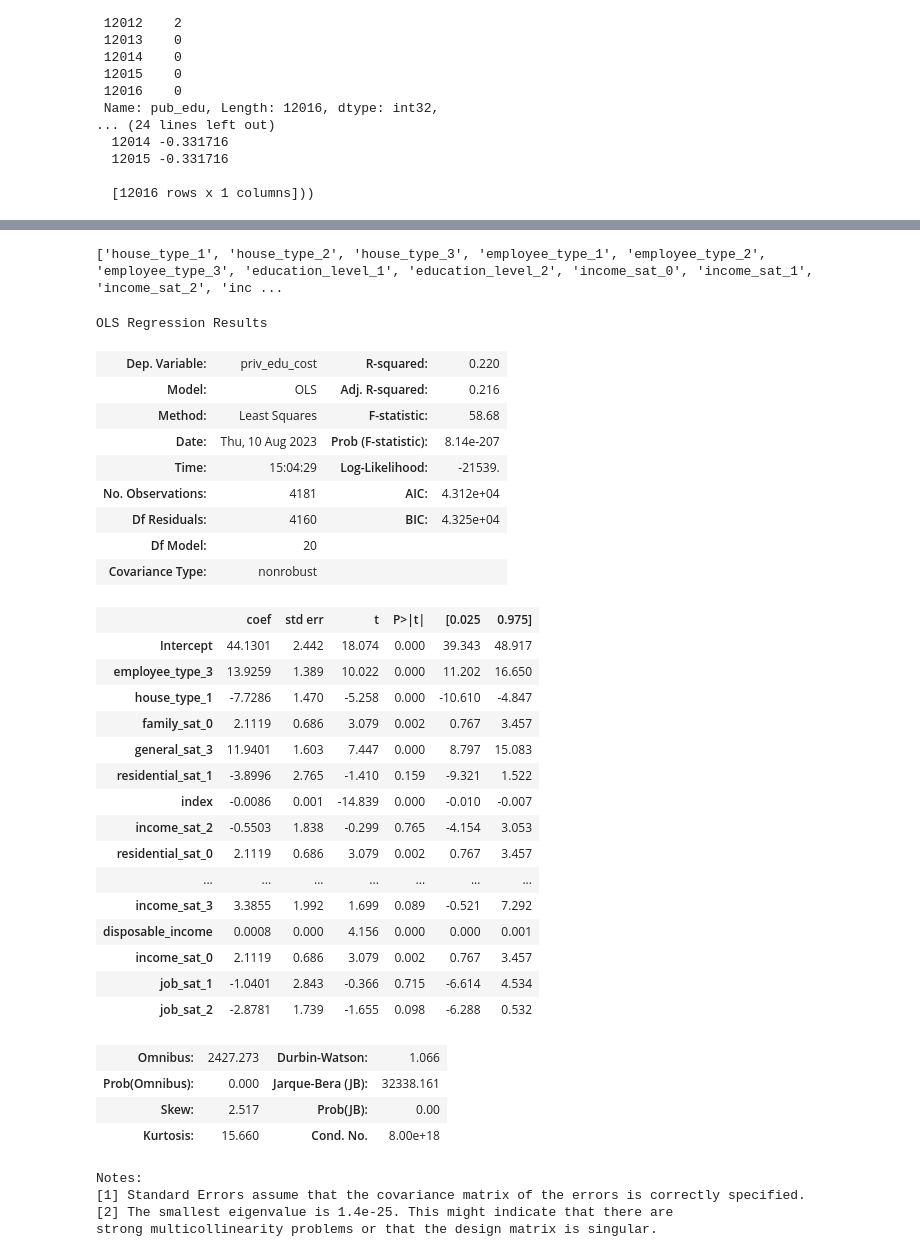
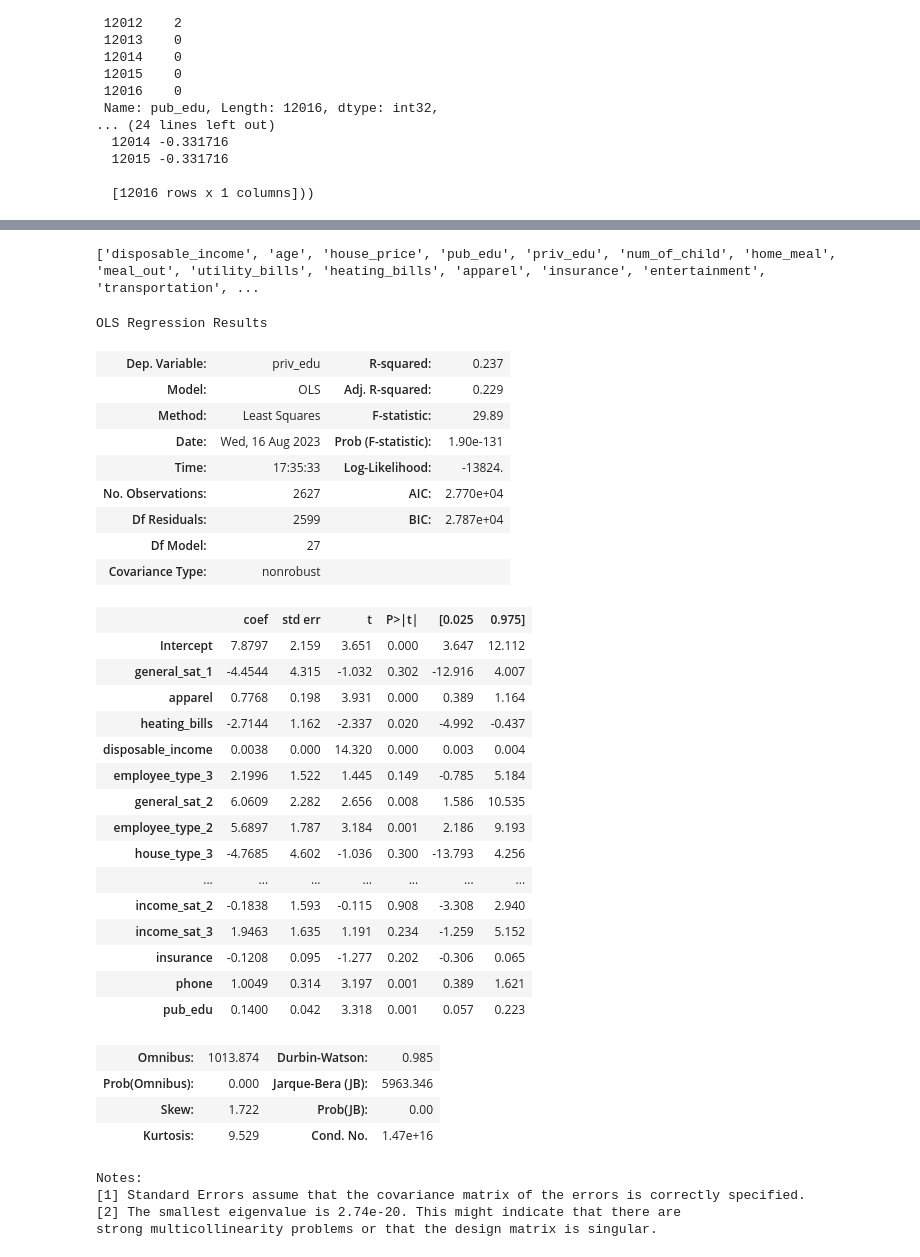
Before and after one commit to yooninsu/Project, a Jupyter notebook: Welfare/project_welfare.ipynb, the cells around one changed output, grey strips where cells are left out. Saved outputs shown, nothing was run; the diff lists cells and outputs as text; code cells hidden in the pictures.

```diff
--- a/Welfare/project_welfare.ipynb
+++ b/Welfare/project_welfare.ipynb
@@ -666,3 +739,6 @@ x,scailing(a,'priv_edu')
   12015 -0.331716
 
   [12016 rows x 1 columns]))
+# %%
+final_df = concat([edf, cat_df],axis = 1).dropna()
+final_df
@@ -671,5 +761,5 @@ from sklearn.decomposition import PCA
 # 주성분 분석 결과를 DataFrame으로 확인할 수 있는 기능을 제공하는 패키지
 from pca import pca
 # %%
-X= final_df.drop('priv_edu_cost',axis=1)
-y= final_df['priv_edu_cost']
+X= final_df.drop('priv_edu',axis=1)
+y= final_df['priv_edu']
@@ -715,40 +861,40 @@ feature
 # %%
-ols = my_ols(final_df, 'priv_edu_cost', feature)
+ols = my_ols(final_df, 'priv_edu', feature)
 ols.summary
 # %% [output]
-['house_type_1', 'house_type_2', 'house_type_3', 'employee_type_1', 'employee_type_2', 'employee_type_3', 'education_level_1', 'education_level_2', 'income_sat_0', 'income_sat_1', 'income_sat_2', 'inc ...
+['disposable_income', 'age', 'house_price', 'pub_edu', 'priv_edu', 'num_of_child', 'home_meal', 'meal_out', 'utility_bills', 'heating_bills', 'apparel', 'insurance', 'entertainment', 'transportation', ...
 OLS Regression Results
-| Dep. Variable: | priv_edu_cost | R-squared: | 0.220 |
-| Model: | OLS | Adj. R-squared: | 0.216 |
-| Method: | Least Squares | F-statistic: | 58.68 |
-| Date: | Thu, 10 Aug 2023 | Prob (F-statistic): | 8.14e-207 |
-| Time: | 15:04:29 | Log-Likelihood: | -21539. |
-| No. Observations: | 4181 | AIC: | 4.312e+04 |
-| Df Residuals: | 4160 | BIC: | 4.325e+04 |
-| Df Model: | 20 |  |  |
+| Dep. Variable: | priv_edu | R-squared: | 0.237 |
+| Model: | OLS | Adj. R-squared: | 0.229 |
+| Method: | Least Squares | F-statistic: | 29.89 |
+| Date: | Wed, 16 Aug 2023 | Prob (F-statistic): | 1.90e-131 |
+| Time: | 17:35:33 | Log-Likelihood: | -13824. |
+| No. Observations: | 2627 | AIC: | 2.770e+04 |
+| Df Residuals: | 2599 | BIC: | 2.787e+04 |
+| Df Model: | 27 |  |  |
 | Covariance Type: | nonrobust |  |  |
 |  | coef | std err | t | P>|t| | [0.025 | 0.975] |
-| Intercept | 44.1301 | 2.442 | 18.074 | 0.000 | 39.343 | 48.917 |
-| employee_type_3 | 13.9259 | 1.389 | 10.022 | 0.000 | 11.202 | 16.650 |
-| house_type_1 | -7.7286 | 1.470 | -5.258 | 0.000 | -10.610 | -4.847 |
-| family_sat_0 | 2.1119 | 0.686 | 3.079 | 0.002 | 0.767 | 3.457 |
-| general_sat_3 | 11.9401 | 1.603 | 7.447 | 0.000 | 8.797 | 15.083 |
-| residential_sat_1 | -3.8996 | 2.765 | -1.410 | 0.159 | -9.321 | 1.522 |
-| index | -0.0086 | 0.001 | -14.839 | 0.000 | -0.010 | -0.007 |
-| income_sat_2 | -0.5503 | 1.838 | -0.299 | 0.765 | -4.154 | 3.053 |
-| residential_sat_0 | 2.1119 | 0.686 | 3.079 | 0.002 | 0.767 | 3.457 |
+| Intercept | 7.8797 | 2.159 | 3.651 | 0.000 | 3.647 | 12.112 |
+| general_sat_1 | -4.4544 | 4.315 | -1.032 | 0.302 | -12.916 | 4.007 |
+| apparel | 0.7768 | 0.198 | 3.931 | 0.000 | 0.389 | 1.164 |
+| heating_bills | -2.7144 | 1.162 | -2.337 | 0.020 | -4.992 | -0.437 |
+| disposable_income | 0.0038 | 0.000 | 14.320 | 0.000 | 0.003 | 0.004 |
+| employee_type_3 | 2.1996 | 1.522 | 1.445 | 0.149 | -0.785 | 5.184 |
+| general_sat_2 | 6.0609 | 2.282 | 2.656 | 0.008 | 1.586 | 10.535 |
+| employee_type_2 | 5.6897 | 1.787 | 3.184 | 0.001 | 2.186 | 9.193 |
+| house_type_3 | -4.7685 | 4.602 | -1.036 | 0.300 | -13.793 | 4.256 |
 | ... | ... | ... | ... | ... | ... | ... |
-| income_sat_3 | 3.3855 | 1.992 | 1.699 | 0.089 | -0.521 | 7.292 |
-| disposable_income | 0.0008 | 0.000 | 4.156 | 0.000 | 0.000 | 0.001 |
-| income_sat_0 | 2.1119 | 0.686 | 3.079 | 0.002 | 0.767 | 3.457 |
-| job_sat_1 | -1.0401 | 2.843 | -0.366 | 0.715 | -6.614 | 4.534 |
-| job_sat_2 | -2.8781 | 1.739 | -1.655 | 0.098 | -6.288 | 0.532 |
+| income_sat_2 | -0.1838 | 1.593 | -0.115 | 0.908 | -3.308 | 2.940 |
+| income_sat_3 | 1.9463 | 1.635 | 1.191 | 0.234 | -1.259 | 5.152 |
+| insurance | -0.1208 | 0.095 | -1.277 | 0.202 | -0.306 | 0.065 |
+| phone | 1.0049 | 0.314 | 3.197 | 0.001 | 0.389 | 1.621 |
+| pub_edu | 0.1400 | 0.042 | 3.318 | 0.001 | 0.057 | 0.223 |
-| Omnibus: | 2427.273 | Durbin-Watson: | 1.066 |
-| Prob(Omnibus): | 0.000 | Jarque-Bera (JB): | 32338.161 |
-| Skew: | 2.517 | Prob(JB): | 0.00 |
-| Kurtosis: | 15.660 | Cond. No. | 8.00e+18 |
+| Omnibus: | 1013.874 | Durbin-Watson: | 0.985 |
+| Prob(Omnibus): | 0.000 | Jarque-Bera (JB): | 5963.346 |
+| Skew: | 1.722 | Prob(JB): | 0.00 |
+| Kurtosis: | 9.529 | Cond. No. | 1.47e+16 |
 Notes:
 [1] Standard Errors assume that the covariance matrix of the errors is correctly specified.
-[2] The smallest eigenvalue is 1.4e-25. This might indicate that there are
+[2] The smallest eigenvalue is 2.74e-20. This might indicate that there are
 strong multicollinearity problems or that the design matrix is singular.
 # %%
```
Also changed, not shown: parts of 14 cells of this notebook.
